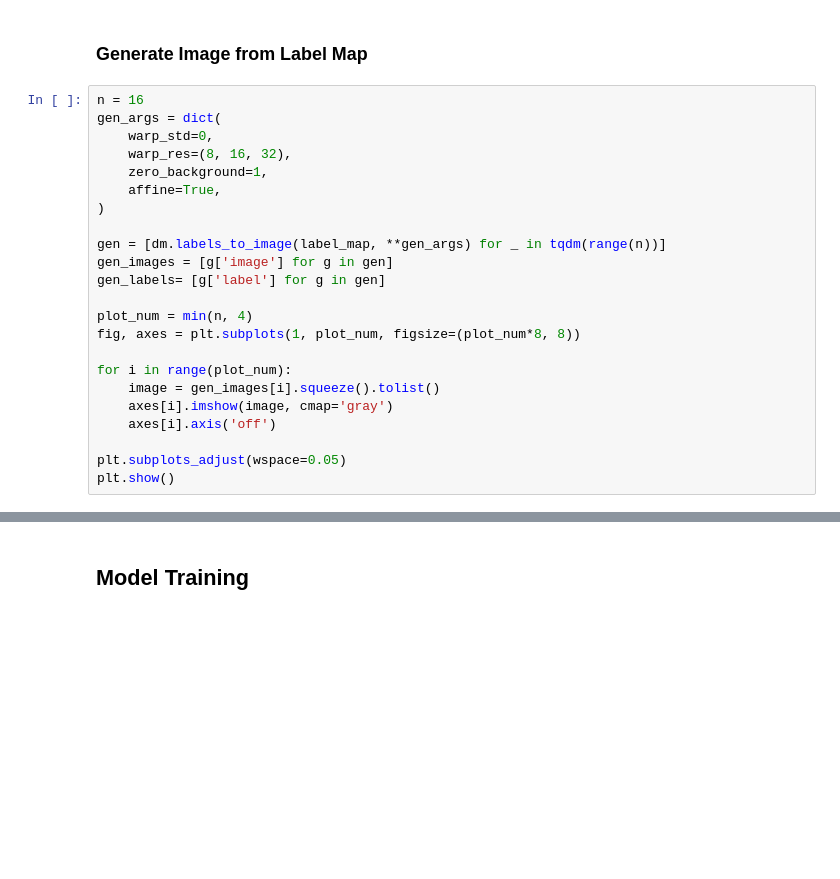
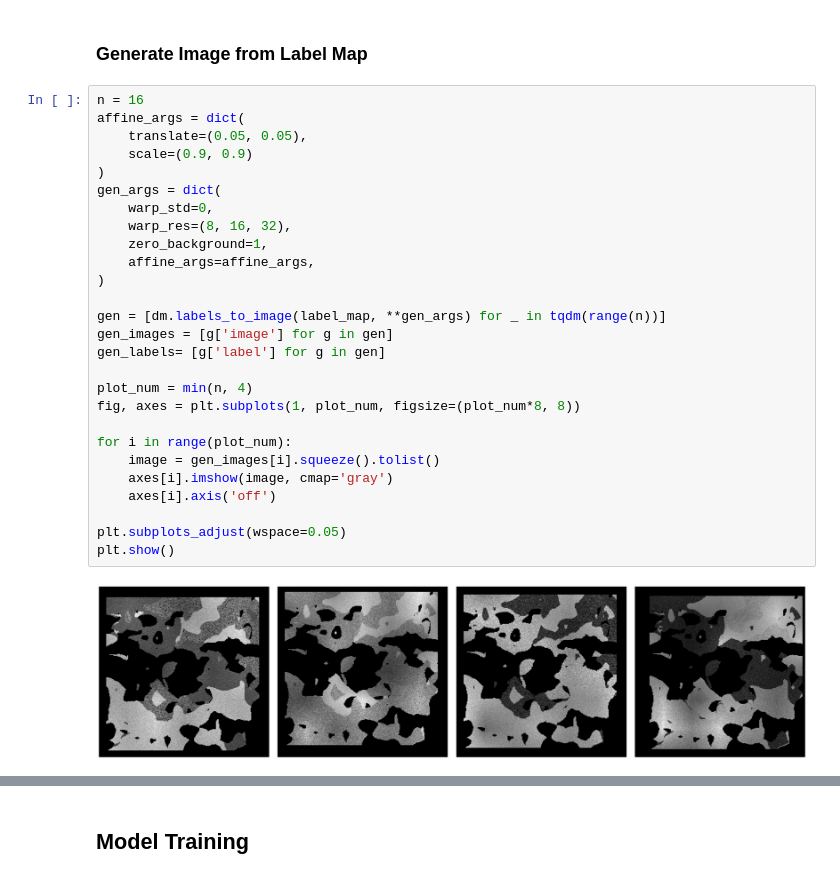
Before and after one commit to matt-kh/synthmorph-torch, a Jupyter notebook: synthmorph_shapes.ipynb, the cells around one changed output, grey strips where cells are left out. Cells and saved outputs as stored; diff of their text form; blank space fills up the shorter version.

```diff
--- a/synthmorph_shapes.ipynb
+++ b/synthmorph_shapes.ipynb
@@ -48,27 +50,33 @@ plt.show()
 ### Generate Image from Label Map
 # %%
 n = 16
+affine_args = dict(
+    translate=(0.05, 0.05),
+    scale=(0.9, 0.9)
+)
 gen_args = dict(
     warp_std=0,
     warp_res=(8, 16, 32),
     zero_background=1,
-    affine=True,
+    affine_args=affine_args,
 )
 
 gen = [dm.labels_to_image(label_map, **gen_args) for _ in tqdm(range(n))]
 gen_images = [g['image'] for g in gen]
 gen_labels= [g['label'] for g in gen]
 
 plot_num = min(n, 4)
 fig, axes = plt.subplots(1, plot_num, figsize=(plot_num*8, 8))
 
 for i in range(plot_num):
     image = gen_images[i].squeeze().tolist()
     axes[i].imshow(image, cmap='gray')
     axes[i].axis('off')
 
 plt.subplots_adjust(wspace=0.05)
 plt.show()
+# %% [output]
+[figure, added]
 # %%
 # Plot each label of an image
 ind = 3
```
Also changed, not shown: parts of 4 cells of this notebook, 1 other file.
